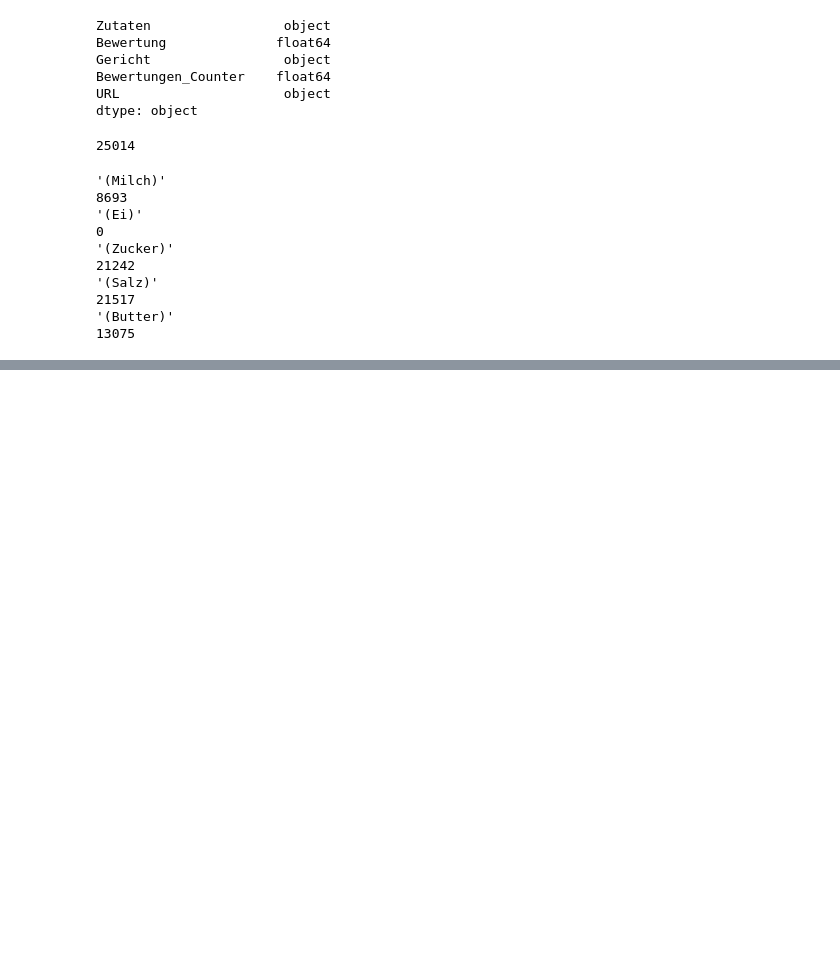
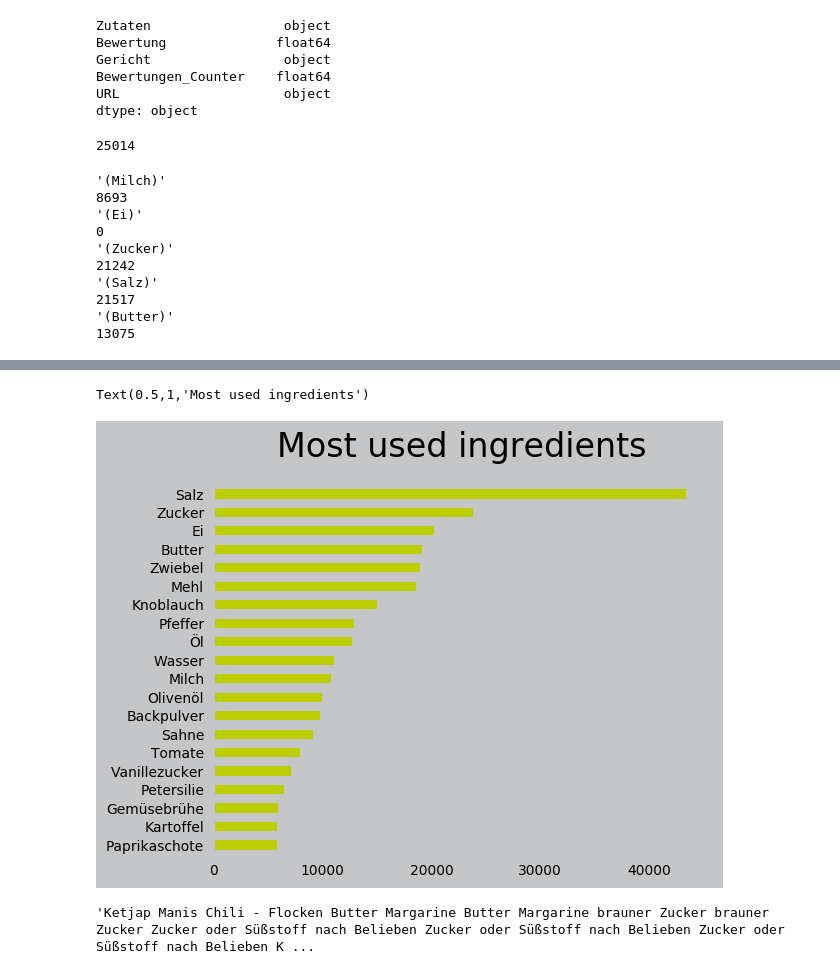
Before and after one commit to jlstro/Data-Studio, a Jupyter notebook: code/02-chefanalyse/data_work/chefanalyse-classic counting.ipynb, the cells around one changed output, grey strips where cells are left out. Drawn from its saved outputs; the diff is of its cells as text; code cells hidden in the pictures; blank space fills up the shorter version.

```diff
--- a/code/02-chefanalyse/data_work/chefanalyse-classic counting.ipynb
+++ b/code/02-chefanalyse/data_work/chefanalyse-classic counting.ipynb
@@ -189,0 +412,9 @@ odict_items([('Butter und 1 TL Dattelpaste', 1), ('Naturjoghurt 1 % Fett', 1), (
+# %%
+ax = df_zut.sort_values(by='count', ascending = False).head(20).sort_values(by='count').plot(kind='barh', color = "#BCCD02", y='count', x='name', legend = False)
+ax.tick_params(which='both', left=False, bottom=False)
+ax.yaxis.label.set_visible(False)
+ax.set_title ("Most used ingredients", pad=20,fontsize=24)
+#ax.set_xlim([0,4.5])
+# %% [output]
+Text(0.5,1,'Most used ingredients')
+[figure, added]
@@ -189,0 +436,4 @@ odict_items([('Butter und 1 TL Dattelpaste', 1), ('Naturjoghurt 1 % Fett', 1), (
+# %%
+long_string
+# %% [output]
+'Ketjap Manis Chili - Flocken Butter Margarine Butter Margarine brauner Zucker brauner Zucker Zucker oder Süßstoff nach Belieben Zucker oder Süßstoff nach Belieben Zucker oder Süßstoff nach Belieben K ...
```
Also changed, not shown: parts of 55 cells of this notebook, 3 other files.
